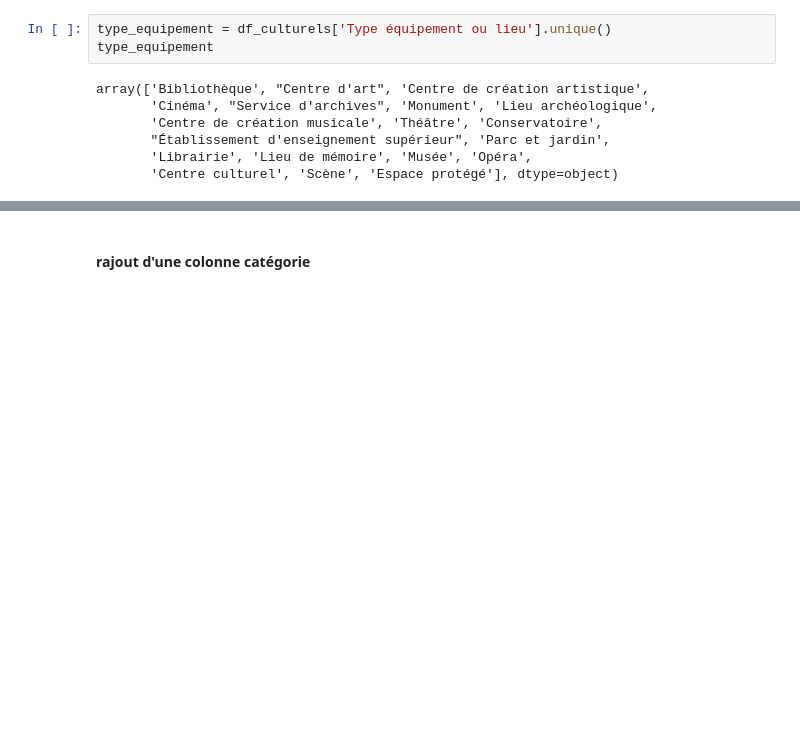
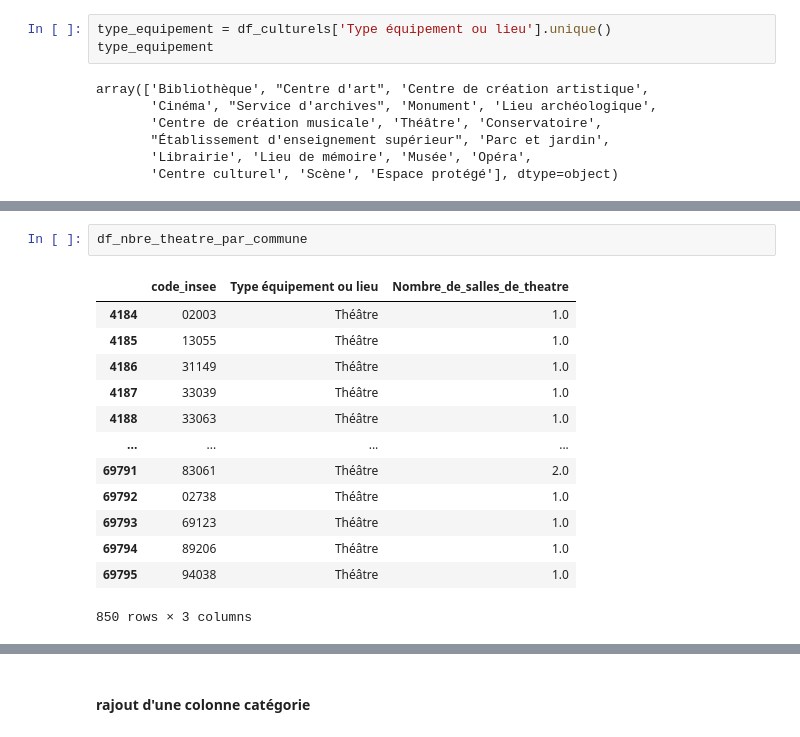
Before and after one commit to naloui1/Dataforgood, a Jupyter notebook: script_nadia.ipynb, the cells around one changed output, grey strips where cells are left out. Cells and saved outputs as stored; diff of their text form; blank space fills up the shorter version.

```diff
--- a/script_nadia.ipynb
+++ b/script_nadia.ipynb
@@ -203,0 +183,16 @@ len(df_culturels.loc[df_culturels['Type équipement ou lieu']=='Bibliothèque','
+# %%
+df_nbre_theatre_par_commune
+# %% [output]
+|  | code_insee | Type équipement ou lieu | Nombre_de_salles_de_theatre |
+| 4184 | 02003 | Théâtre | 1.0 |
+| 4185 | 13055 | Théâtre | 1.0 |
+| 4186 | 31149 | Théâtre | 1.0 |
+| 4187 | 33039 | Théâtre | 1.0 |
+| 4188 | 33063 | Théâtre | 1.0 |
+| ... | ... | ... | ... |
+| 69791 | 83061 | Théâtre | 2.0 |
+| 69792 | 02738 | Théâtre | 1.0 |
+| 69793 | 69123 | Théâtre | 1.0 |
+| 69794 | 89206 | Théâtre | 1.0 |
+| 69795 | 94038 | Théâtre | 1.0 |
+850 rows × 3 columns
```
Also changed, not shown: parts of 42 cells of this notebook.
